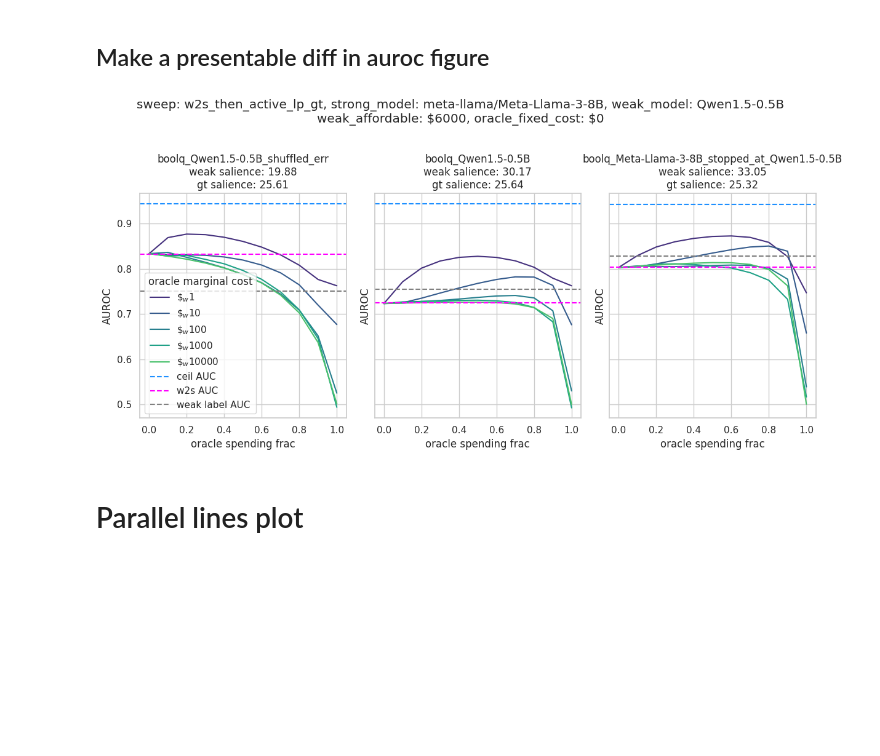
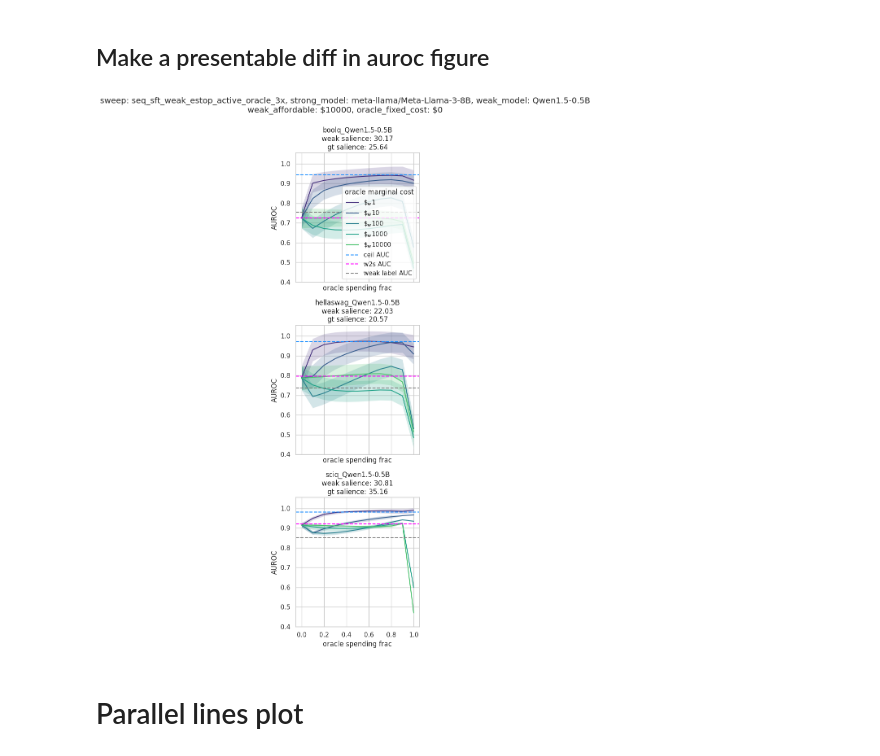
Before and after one commit to EleutherAI/scalable-elicitation, a Jupyter notebook: analysis.ipynb, the cells around one changed output. Saved outputs shown, nothing was run; the diff lists cells and outputs as text; code cells hidden in the pictures; blank space fills up the shorter version.

Commit message:
various active runs

```diff
--- a/analysis.ipynb
+++ b/analysis.ipynb
@@ -594,7 +633,7 @@ print(result)
 # %% [output]
 [  0   1   2   4   7  14  25  41  59  75  86  93  96  98  99 100]
 # %%
-sweep_names = ["seq_sft_both_estop", "w2s_then_lp_gt", "w2s_then_active_lp_gt"]
+sweep_names = ["seq_sft_both_estop", "w2s_then_lp_gt", "w2s_then_active_lp_gt", "seq_sft_both_estop_clean", "seq_sft_oracle_estop_5x", "seq_sft_weak_estop_oracle_100x", "seq_sft_both_estop_active_oracle", "seq_sft_weak_estop_active_oracle_3x"]
 strong_name = "meta-llama/Meta-Llama-3-8B"
 salience_df = get_salience_df(models=None, ds_names=None, name="results/salienceV2.json")
 results_df = get_results_df(ds_names=None, patterns=[f"nw*_{sweep_name}_s*" for sweep_name in sweep_names])
@@ -712,0 +745,16 @@ y[(X[:, 0] < 1) & (X[:, 1] >= 2.9)].mean()
+# %%
+from datasets import load_from_disk
+run_path = Path("/mnt/ssd-1/alexm/w2s/results/hellaswag_Qwen1.5-0.5B/nw=9999_no=9_m=Meta-Llama-3-8B_seq_sft_weak_estop_oracle_100x_s26")
+# run_path = Path("/mnt/ssd-1/alexm/w2s/results/boolq_Qwen1.5-0.5B/nw=999_no=99_m=Meta-Llama-3-8B_seq_sft_weak_estop_oracle_100x_s65")
+oracle_ds = load_from_disk(run_path.parent / "weak_train")
+results_path = run_path / "results.json"
+with open(results_path, "r") as f:
+    oracle_ids = json.load(f)["oracle_ids"]
+# Get oracle dataset rows with ids in oracle_ids
+oracle_subset = oracle_ds.filter(lambda example: example['id'] in oracle_ids).with_format("numpy")
+oracle_labels = oracle_subset["soft_label"][:, 1]
+oracle_ds_weak_labels = oracle_subset["soft_pred"][:, 1]
+print(f"Balance: {(oracle_labels > 0.5).mean():.3f}")
+print(f"Weak label balance: {(oracle_ds_weak_labels > 0.5).mean():.3f}")
+print(f"Weak label accuracy: {(oracle_ds_weak_labels > 0.5).mean():.3f}")
+oracle_subset[:]
@@ -778,21 +828,27 @@ sns.set_palette("viridis")
 # Also include a ceiling line for 10,000 oracle examples, a weak label acc line, and a w2s line for 10,000 examples
 # Do this for a few budgets, for each dataset (grouped by base dataset)
 
-weak_affordable = 6000
+weak_affordable = 10000
 weak_model = "Qwen1.5-0.5B"
 strong_model = "meta-llama/Meta-Llama-3-8B"
 # sweep_name = "seq_sft_both_estop"
 # sweep_name = "w2s_then_lp_gt"
-sweep_name = "w2s_then_active_lp_gt"
+# sweep_name = "w2s_then_active_lp_gt"
+# sweep_name = "seq_sft_both_estop_clean"
+# sweep_name = "seq_sft_oracle_estop_5x"
+# sweep_name = "seq_sft_weak_estop_oracle_100x"
+# sweep_name = "seq_sft_both_estop_active_oracle"
+sweep_name = "seq_sft_weak_estop_active_oracle_3x"
 oracle_fixed_cost = 0
 
 oracle_spending_fracs = np.linspace(0, 1, 11, endpoint=True)
 oracle_marginal_costs = [1, 10, 100, 1000, 10_000]
 
 
-base_ds_names = ["boolq"] #, "hellaswag", "sciq"]
-kinds = ["{base_name}_" + weak_model + "_shuffled_err", "{base_name}_" + weak_model, "{base_name}_" + strong_model.split('/')[-1] + "_stopped_at_" + weak_model]
-fig, axs = plt.subplots(len(base_ds_names), len(kinds), figsize=(12, 2 + 4 * len(base_ds_names)), sharex=True, sharey=True)
+base_ds_names = ["boolq", "hellaswag", "sciq"]
+kinds = ["{base_name}_" + weak_model,]
+# kinds = ["{base_name}_" + weak_model + "_shuffled_err", "{base_name}_" + weak_model, "{base_name}_" + strong_model.split('/')[-1] + "_stopped_at_" + weak_model]
+fig, axs = plt.subplots(len(base_ds_names), len(kinds), figsize=(len(kinds) * 4, 2 + 4 * len(base_ds_names)), sharex=True, sharey=True)
 axs = axs.reshape((len(base_ds_names), -1))
 for i, base_ds_name in enumerate(base_ds_names):
     for j, kind in enumerate(kinds):
@@ -806,48 +862,54 @@ for i, base_ds_name in enumerate(base_ds_names):
         salience_weak, salience_oracle = saliences["salience_weak"], saliences["salience_oracle"]
 
         gp = gp_models.loc[run_name]["gp"]
+        num_runs = len(gp_models.loc[run_name]["y"])
+        if num_runs != 25:
+            print(f"WARNING: {ds_name} has {num_runs} runs, expected 25")
         for omc in oracle_marginal_costs:
             aurocs = []
+            auroc_stds = []
             for osf in oracle_spending_fracs:
                 n_weak = int((1 - osf) * weak_affordable)
                 maybe_oracle_fixed_cost = oracle_fixed_cost if osf > 0 else 0
                 n_oracle = int(max(osf * weak_affordable - maybe_oracle_fixed_cost, 0) / omc)
-                auroc = gp.predict(reparametrize([[n_weak, n_oracle]]))
-                aurocs.append(auroc)
+                auroc, auroc_std = gp.predict(reparametrize([[n_weak, n_oracle]]), return_std=True)
+                aurocs.append(auroc.item())
+                auroc_stds.append(auroc_std.item())
             plt.plot(oracle_spending_fracs, aurocs, label=f"$\\$_w{omc}$")
+            plt.fill_between(oracle_spending_fracs, np.array(aurocs) - np.array(auroc_stds), np.array(aurocs) + np.array(auroc_stds), alpha=0.2)
 
         # get seq_sft_both_estop results for floor and w2s and ceiling
         idxer = (run_name[0], run_name[1], "seq_sft_both_estop")
         X = gp_models.loc[idxer]["X"]
         y = gp_models.loc[idxer]["y"]
         # get ceiling
         # subject to nw = 0, get argmax no
         ceil_no = X[X[:, 0] == 0][:, 1].max()
         ceil_idx = np.where((X[:, 0] == 0) & (X[:, 1] == ceil_no))[0][0]
         ceil = y[ceil_idx]
 
         # get floor
         floor = saliences["weak_label_auroc"]
 
         # get w2s
         w2s_nw = X[X[:, 1] == 0][:, 0].max()
         w2s_idx = np.where((X[:, 0] == w2s_nw) & (X[:, 1] == 0))[0][0]
         w2s = y[w2s_idx]
 
         plt.axhline(ceil, linestyle="--", color="dodgerblue", label=f"ceil AUC") # ({round(10**ceil_no - 1)} oracle exs)")
         plt.axhline(w2s, linestyle="--", color="fuchsia", label=f"w2s AUC") # ({round(10**w2s_nw - 1)} weak exs)")
         plt.axhline(floor, linestyle="--", color="gray", label="weak label AUC")
 
         plt.xlabel("oracle spending frac")
         plt.ylabel("AUROC")
         plt.title(f"{ds_name}\nweak salience: {salience_weak:.2f}\ngt salience: {salience_oracle:.2f}")
         if i == 0 and j == 0:
             plt.legend(title="oracle marginal cost")
 plt.suptitle(f"sweep: {sweep_name}, strong_model: {strong_model}, weak_model: {weak_model}\nweak_affordable: \\${weak_affordable}, oracle_fixed_cost: \\${oracle_fixed_cost}\n")
 plt.tight_layout()
 plt.show()
 # %% [output]
-[figure, old version]
+[figure, new version]
 # %% [markdown]
 # Parallel lines plot
 # %%
```
Also changed, not shown: parts of 8 cells of this notebook, 8 other files.
